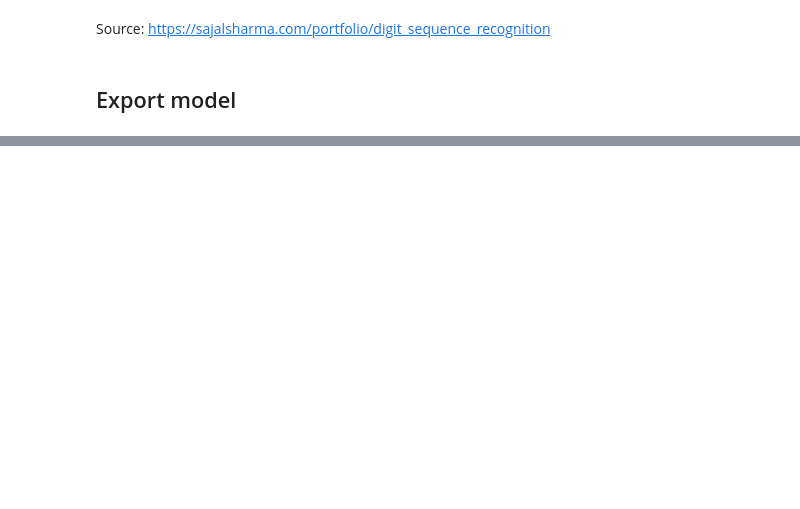
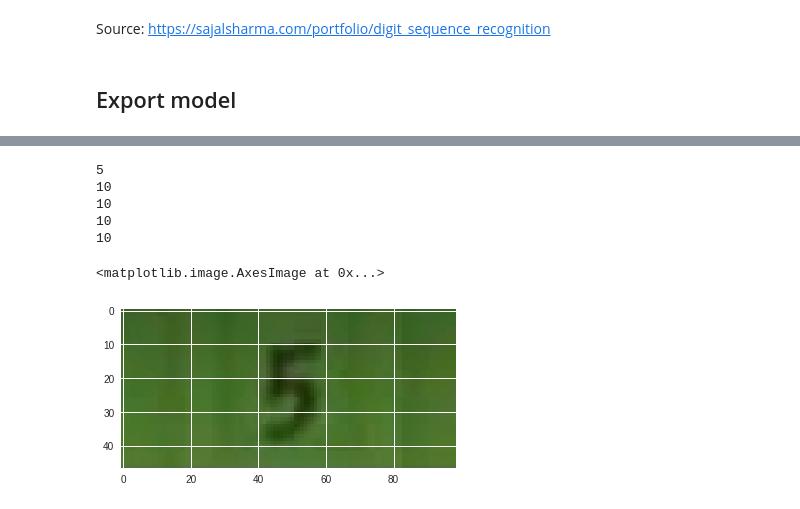
Before and after one commit to ozanpekmezci/capstone, a Jupyter notebook: multi_digit_recognition_svhn.ipynb, the cells around one changed output, grey strips where cells are left out. Drawn from its saved outputs; the diff is of its cells as text; code cells hidden in the pictures; blank space fills up the shorter version.

Commit message:
Add manual tests with real data

```diff
--- a/multi_digit_recognition_svhn.ipynb
+++ b/multi_digit_recognition_svhn.ipynb
@@ -381,0 +394,19 @@ saved the constant graph (ready for inference) at:  tensorflow_model/svhn_model.
+# %%
+import cv2
+img = cv2.imread('5.png')
+img_gray = cv2.cvtColor(img, cv2.COLOR_BGR2GRAY)
+img_gray = cv2.resize(img_gray, (64, 64))
+arr = img_gray[np.newaxis, :, :]
+arr = prep_data_keras(arr)
+prediction = model.predict(arr)
+for i in range(0, 5):
+  print(np.argmax(prediction[i][0]))
+plt.imshow(img)
+# %% [output]
+5
+10
+10
+10
+10
+<matplotlib.image.AxesImage at 0x...>
+[figure, added]
```
Also changed, not shown: parts of 10 cells of this notebook.
